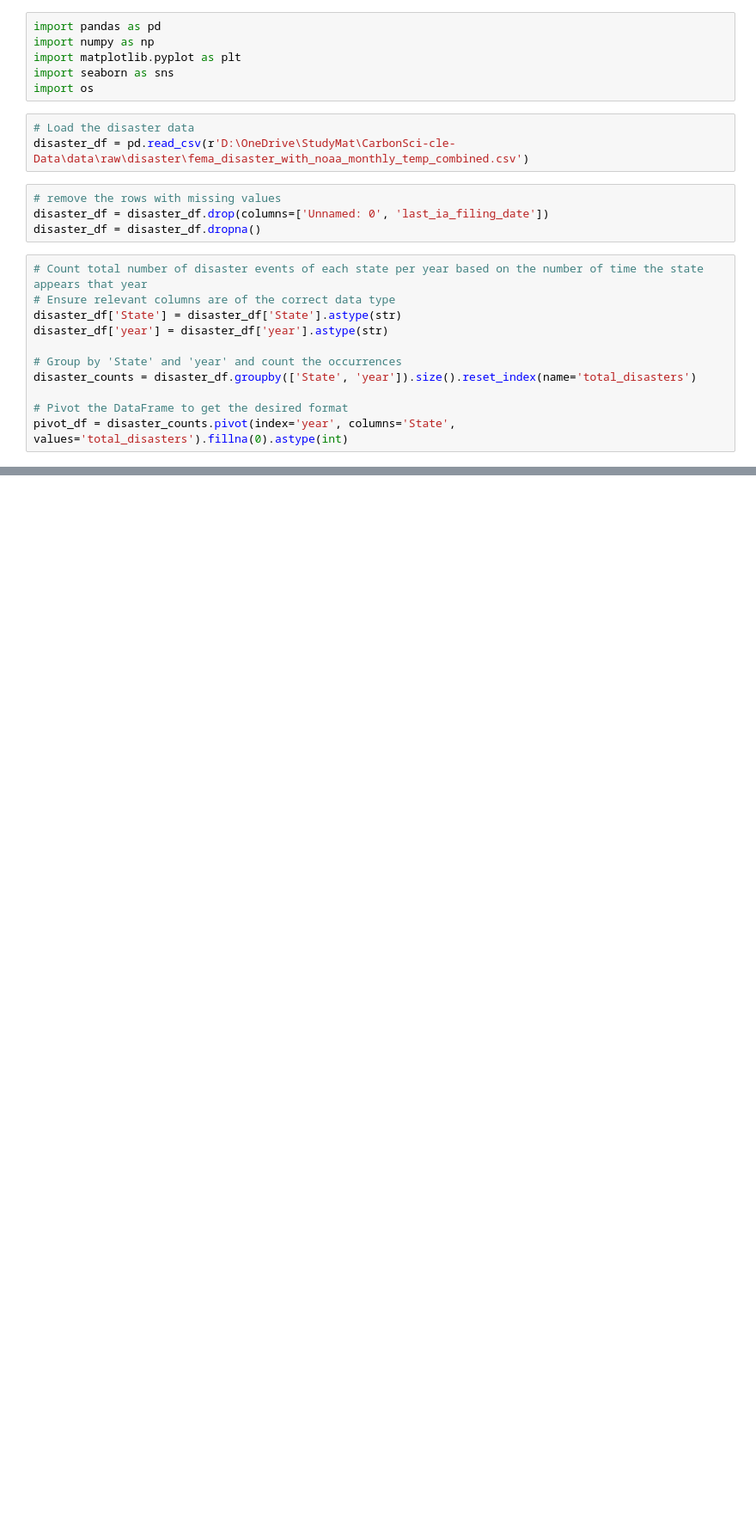
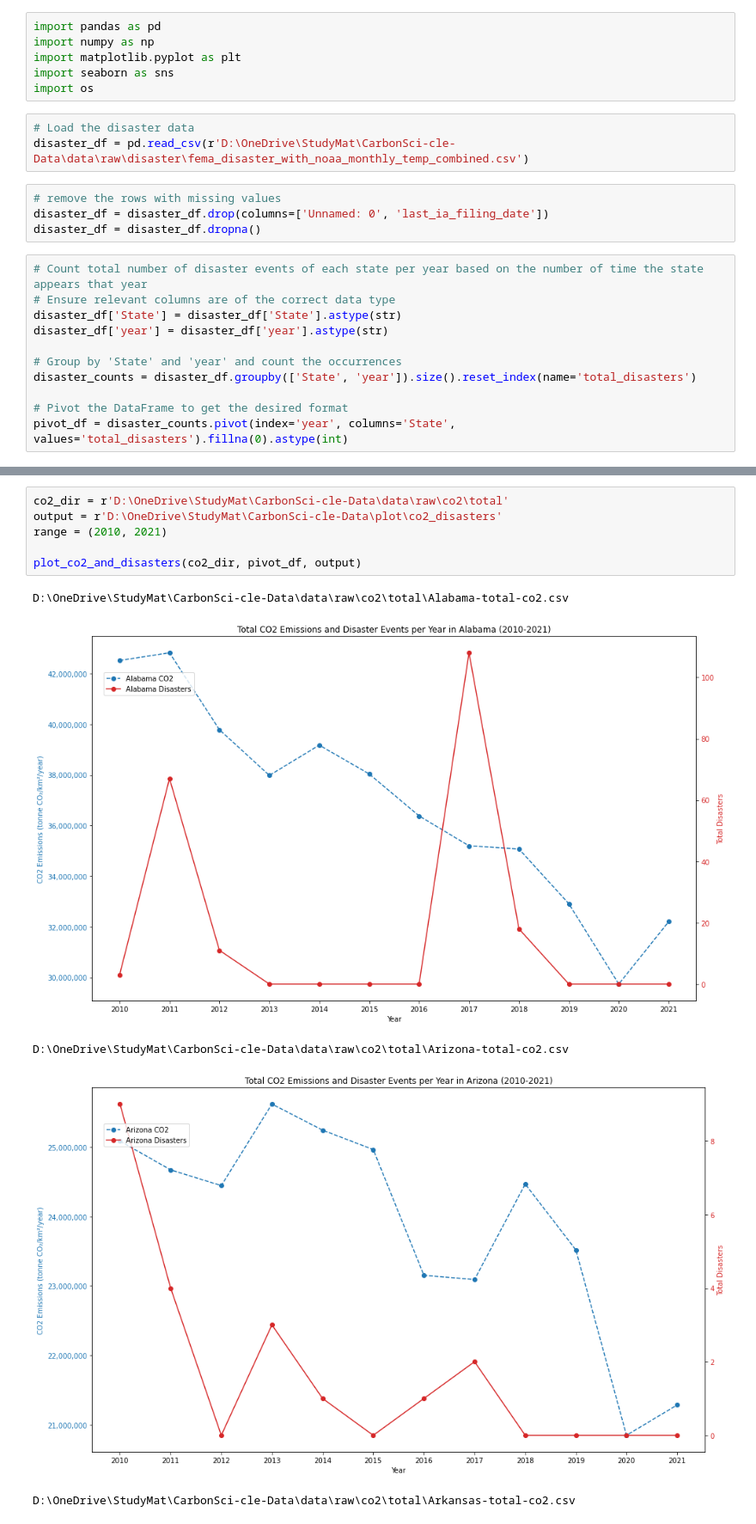
Before and after one commit to awarena/CarbonSci-cle-Data, a Jupyter notebook: data_visualization.ipynb, the cells around one changed output, grey strips where cells are left out. Shown at 86% size. Saved outputs shown, nothing was run; the diff lists cells and outputs as text; blank space fills up the shorter version.

Commit message:
add plots

```diff
--- a/data_visualization.ipynb
+++ b/data_visualization.ipynb
@@ -48,0 +87,12 @@ def plot_save(disaster_df, co2_dir):
+# %%
+co2_dir = r'D:\OneDrive\StudyMat\CarbonSci-cle-Data\data\raw\co2\total'
+output = r'D:\OneDrive\StudyMat\CarbonSci-cle-Data\plot\co2_disasters'
+range = (2010, 2021)
+
+plot_co2_and_disasters(co2_dir, pivot_df, output)
+# %% [output]
+D:\OneDrive\StudyMat\CarbonSci-cle-Data\data\raw\co2\total\Alabama-total-co2.csv
+[figure, added]
+D:\OneDrive\StudyMat\CarbonSci-cle-Data\data\raw\co2\total\Arizona-total-co2.csv
+[figure, added]
+D:\OneDrive\StudyMat\CarbonSci-cle-Data\data\raw\co2\total\Arkansas-total-co2.csv
```
Also changed, not shown: parts of 3 cells of this notebook, 52 other files.
